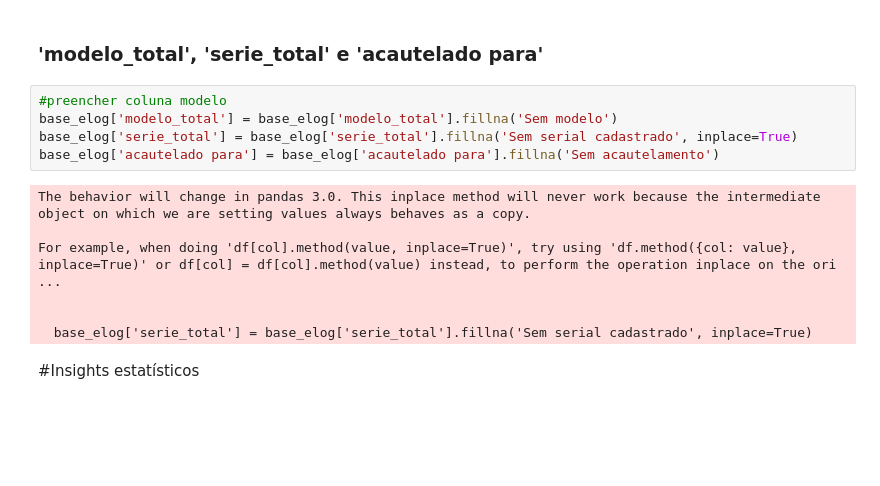
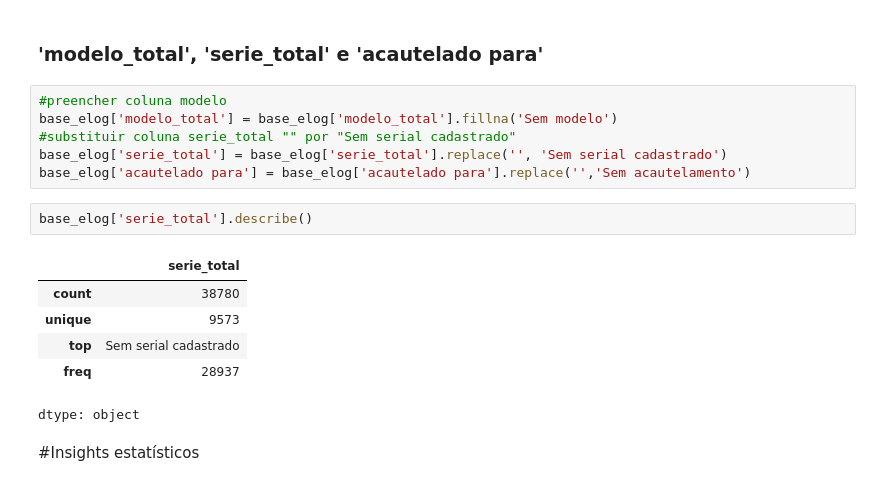
Before and after one commit to Mateus-cpa/tratamento_de_relatorio_elog_pf, a Jupyter notebook: Tratamento_de_relatório_geral_do_elog.ipynb, the cells around one changed output. Saved outputs shown, nothing was run; the diff lists cells and outputs as text; blank space fills up the shorter version.

Commit message:
Substitui fillna por replace nas colunas serie_total e modelo_total

```diff
--- a/Tratamento_de_relatório_geral_do_elog.ipynb
+++ b/Tratamento_de_relatório_geral_do_elog.ipynb
@@ -414,15 +414,18 @@ base_elog['ano do levantamento'] = base_elog['ultimo levantamento'].str.split('/
 # %%
 #preencher coluna modelo
 base_elog['modelo_total'] = base_elog['modelo_total'].fillna('Sem modelo')
-base_elog['serie_total'] = base_elog['serie_total'].fillna('Sem serial cadastrado', inplace=True)
-base_elog['acautelado para'] = base_elog['acautelado para'].fillna('Sem acautelamento')
+#substituir coluna serie_total "" por "Sem serial cadastrado"
+base_elog['serie_total'] = base_elog['serie_total'].replace('', 'Sem serial cadastrado')
+base_elog['acautelado para'] = base_elog['acautelado para'].replace('','Sem acautelamento')
-# %% [output]
-The behavior will change in pandas 3.0. This inplace method will never work because the intermediate object on which we are setting values always behaves as a copy.
-
-For example, when doing 'df[col].method(value, inplace=True)', try using 'df.method({col: value}, inplace=True)' or df[col] = df[col].method(value) instead, to perform the operation inplace on the ori ...
-
-
-  base_elog['serie_total'] = base_elog['serie_total'].fillna('Sem serial cadastrado', inplace=True)
+# %%
+base_elog['serie_total'].describe()
+# %% [output]
+|  | serie_total |
+| count | 38780 |
+| unique | 9573 |
+| top | Sem serial cadastrado |
+| freq | 28937 |
+dtype: object
 # %% [markdown]
 #Insights estatísticos
 # %%
```
Also changed, not shown: parts of 1 cell of this notebook.
